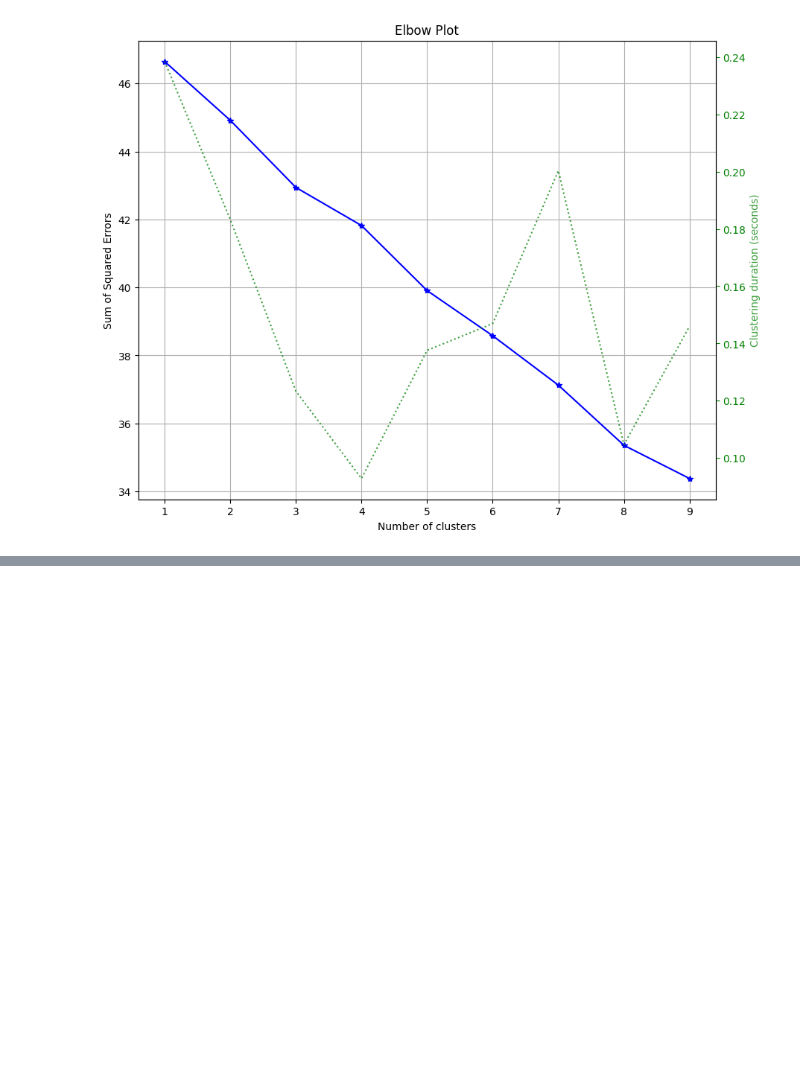
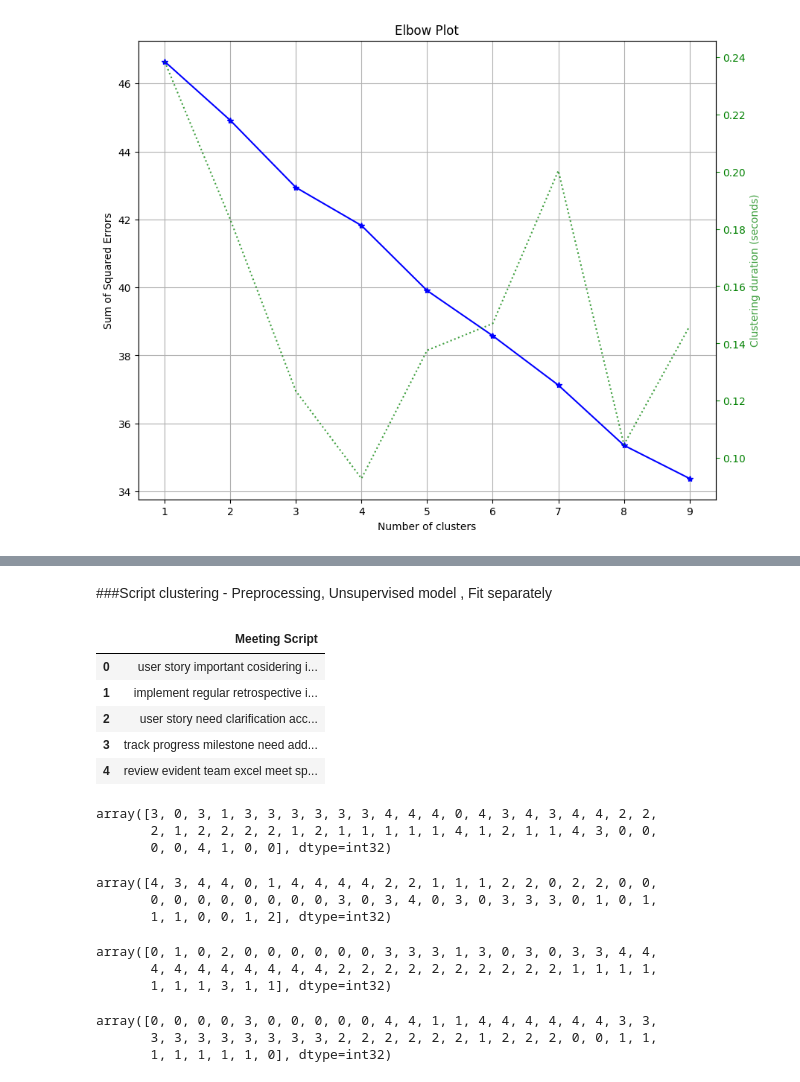
Before and after one commit to vivekkishore/Pythonbasics, a Jupyter notebook: momclsfn.ipynb, the cells around one changed output, grey strips where cells are left out. Drawn from its saved outputs; the diff is of its cells as text; code cells hidden in the pictures; blank space fills up the shorter version.

```diff
--- a/momclsfn.ipynb
+++ b/momclsfn.ipynb
@@ -197,0 +198,14 @@ array([2, 1, 1, 1, 2, 1, 2, 1, 2, 3, 1, 2, 2, 2, 2, 2, 2, 1, 2, 3, 2, 4,
+# %% [markdown]
+###Script clustering - Preprocessing, Unsupervised model , Fit separately
+# %%
+X1 = df['Meeting Script'].map(lambda x: spacy_processor(x))
+# X1.head()
+X1=pd.DataFrame(X1)
+X1.head()
+# %% [output]
+|  | Meeting Script |
+| 0 | user story important cosidering i... |
+| 1 | implement regular retrospective i... |
+| 2 | user story need clarification acc... |
+| 3 | track progress milestone need add... |
+| 4 | review evident team excel meet sp... |
@@ -197,0 +219,43 @@ array([2, 1, 1, 1, 2, 1, 2, 1, 2, 3, 1, 2, 2, 2, 2, 2, 2, 1, 2, 3, 2, 4,
+# %%
+#Kmeans
+
+from sklearn.cluster import KMeans
+
+# Initialize the KMeans model with the desired number of clusters
+kmeans1 = KMeans(n_clusters=5)
+
+# Fit the model to the data
+kmeans.fit(X_df2)
+
+# Predict the cluster labels for each data point
+cluster_labels1 = kmeans.predict(X_df2)
+
+cluster_labels1
+# %% [output]
+array([3, 0, 3, 1, 3, 3, 3, 3, 3, 3, 4, 4, 4, 0, 4, 3, 4, 3, 4, 4, 2, 2,
+       2, 1, 2, 2, 2, 2, 1, 2, 1, 1, 1, 1, 1, 4, 1, 2, 1, 1, 4, 3, 0, 0,
+       0, 0, 4, 1, 0, 0], dtype=int32)
+# %%
+cluster_labels
+# %% [output]
+array([4, 3, 4, 4, 0, 1, 4, 4, 4, 4, 2, 2, 1, 1, 1, 2, 2, 0, 2, 2, 0, 0,
+       0, 0, 0, 0, 0, 0, 0, 0, 3, 0, 3, 4, 0, 3, 0, 3, 3, 3, 0, 1, 0, 1,
+       1, 1, 0, 0, 1, 2], dtype=int32)
+# %%
+#Hierarchichal
+
+hierarchical_clustering2 = SpectralClustering(n_clusters=5, affinity="nearest_neighbors")
+hierarchical_clustering1.fit(X_df2)
+cluster_assignment2 = hierarchical_clustering1.labels_
+
+cluster_assignment2
+# %% [output]
+array([0, 1, 0, 2, 0, 0, 0, 0, 0, 0, 3, 3, 3, 1, 3, 0, 3, 0, 3, 3, 4, 4,
+       4, 4, 4, 4, 4, 4, 4, 4, 2, 2, 2, 2, 2, 2, 2, 2, 2, 2, 1, 1, 1, 1,
+       1, 1, 1, 3, 1, 1], dtype=int32)
+# %%
+cluster_assignment
+# %% [output]
+array([0, 0, 0, 0, 3, 0, 0, 0, 0, 0, 4, 4, 1, 1, 4, 4, 4, 4, 4, 4, 3, 3,
+       3, 3, 3, 3, 3, 3, 3, 3, 2, 2, 2, 2, 2, 2, 1, 2, 2, 2, 0, 0, 1, 1,
+       1, 1, 1, 1, 1, 0], dtype=int32)
```
Also changed, not shown: parts of 6 cells of this notebook.
